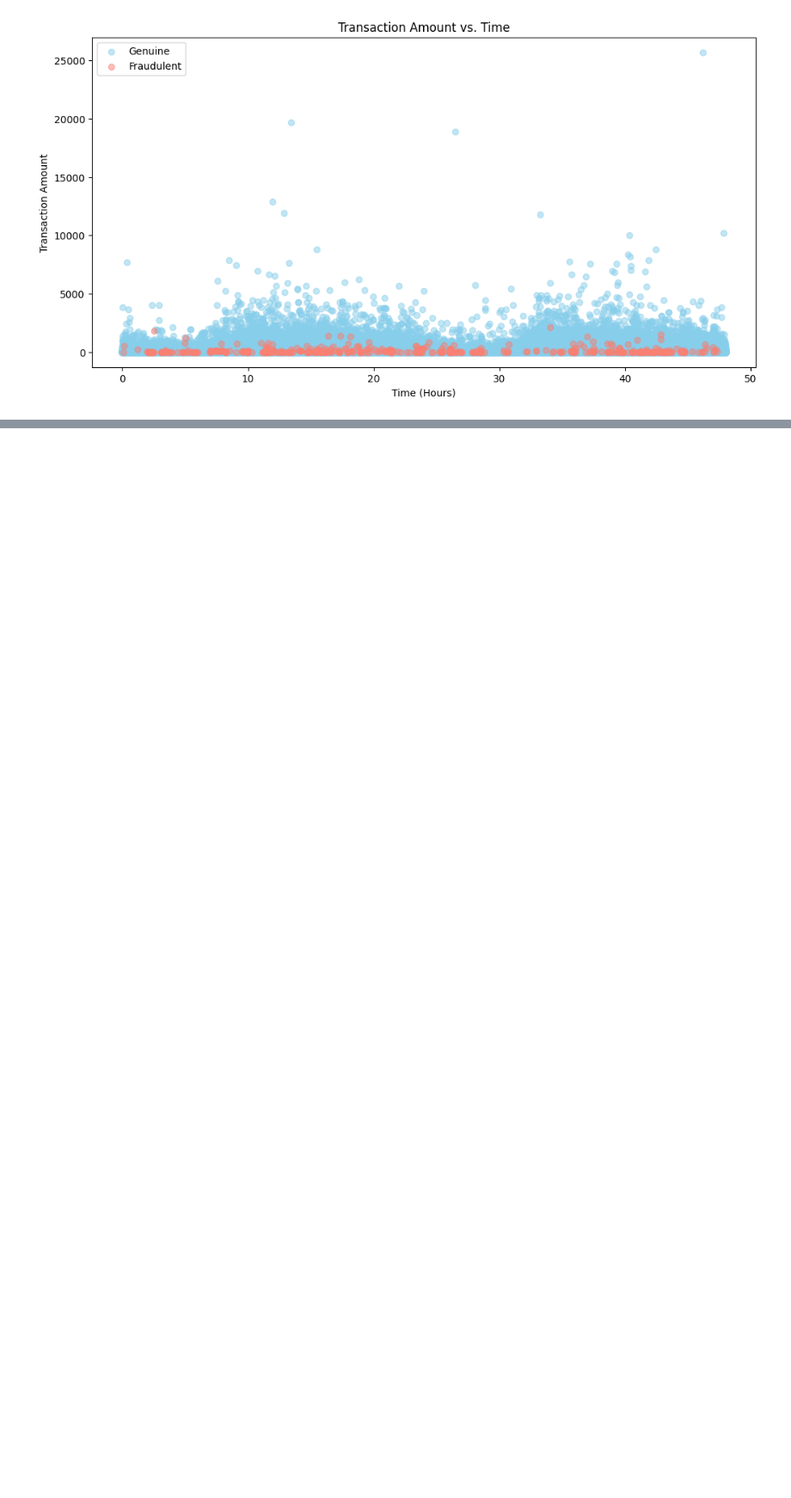
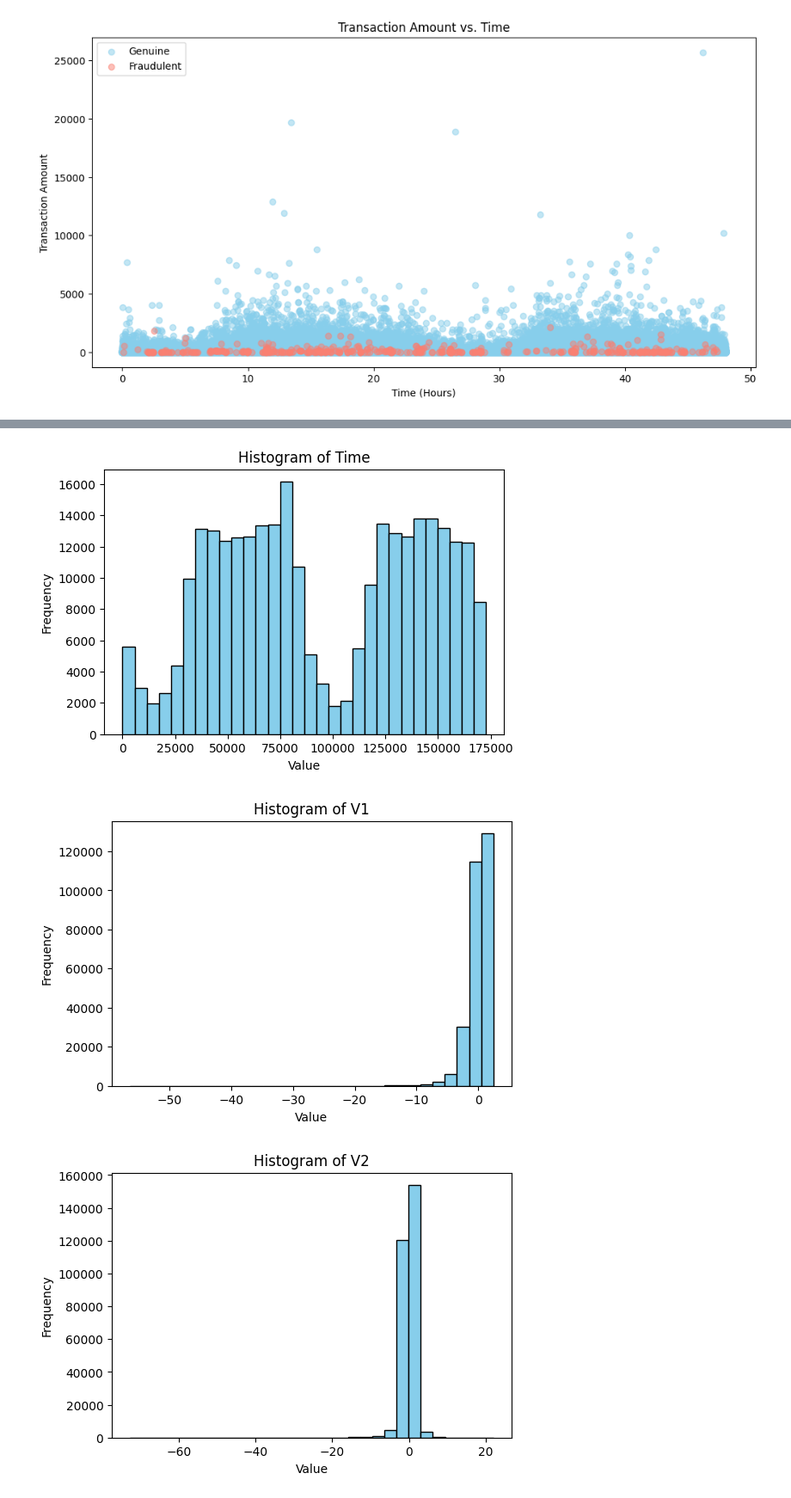
Before and after one commit to mosahle7/ML, a Jupyter notebook: Credit Card Fraud Detection.ipynb, the cells around one changed output, grey strips where cells are left out. Shown at 86% size. Cells and saved outputs as stored; diff of their text form; code cells hidden in the pictures; blank space fills up the shorter version.

```diff
--- a/Credit Card Fraud Detection.ipynb
+++ b/Credit Card Fraud Detection.ipynb
@@ -197,0 +289,20 @@ print(pros[:5])
+# %%
+for feature in features:
+    plt.figure(figsize=(6, 4))
+    plt.hist(df[feature], bins=30, color='skyblue', edgecolor='black')
+    plt.title(f'Histogram of {feature}')
+    plt.xlabel('Value')
+    plt.ylabel('Frequency')
+    plt.show()
+# # Q-Q Plots
+# from scipy.stats import probplot
+
+# for feature in features:
+#     plt.figure(figsize=(6, 4))
+#     probplot(df[feature], dist="norm", plot=plt)
+#     plt.title(f'Q-Q Plot of {feature}')
+#     plt.show()
+# %% [output]
+[figure, added]
+[figure, added]
+[figure, added]
```
Also changed, not shown: parts of 22 cells of this notebook.
